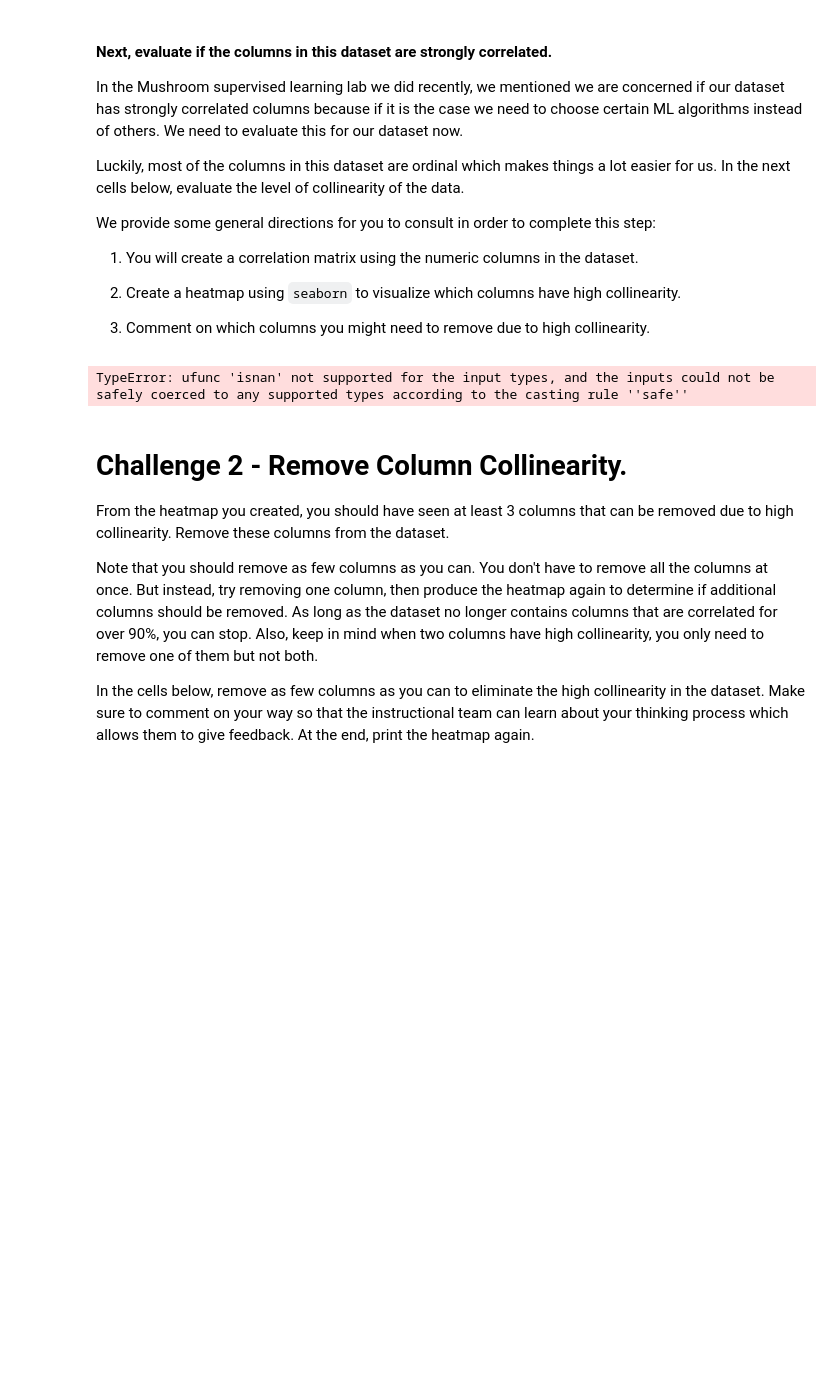
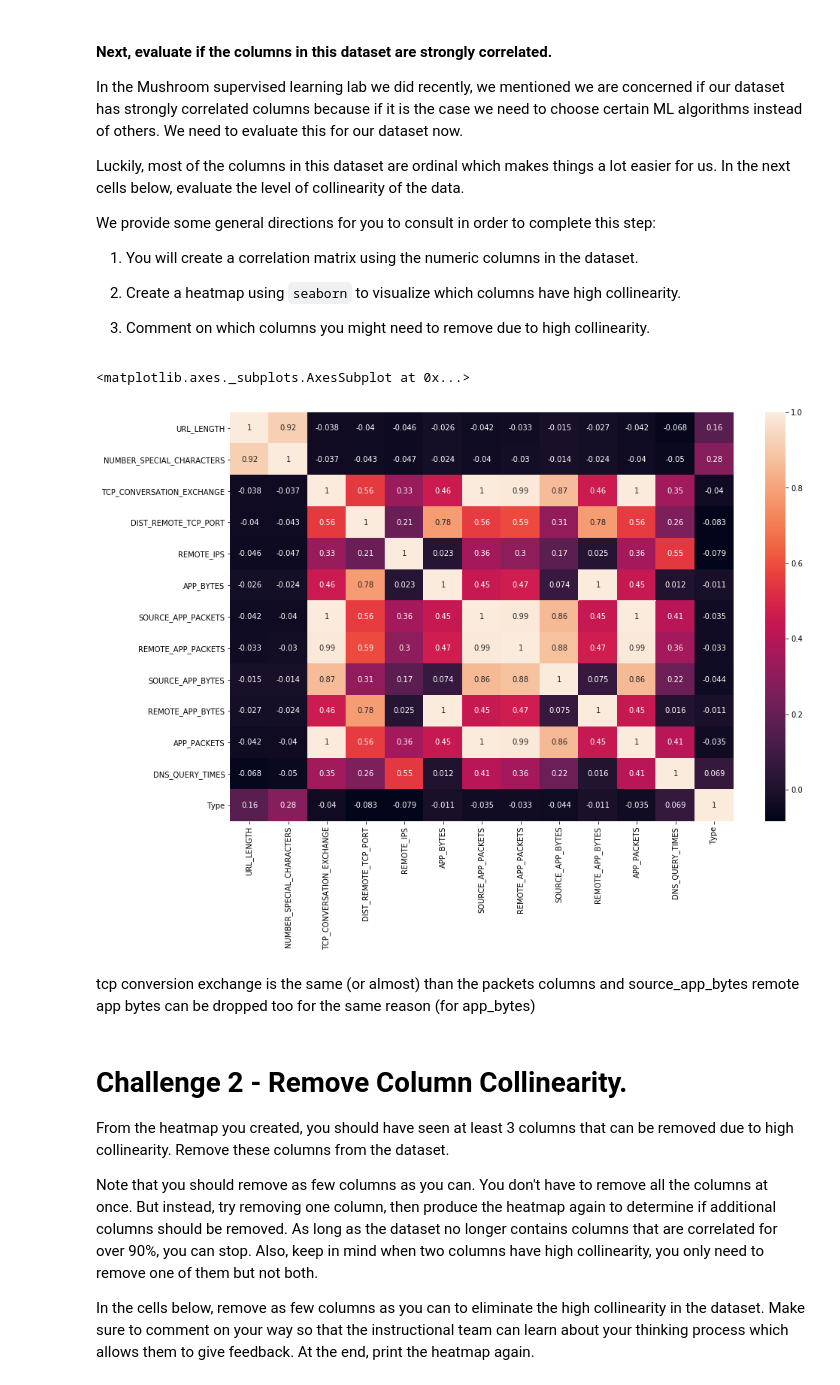
Before and after one commit to ta-data-bcn/lab-supervised-learning, a Jupyter notebook: your-code/main.ipynb, the cells around one changed output. Cells and saved outputs as stored; diff of their text form; code cells hidden in the pictures; blank space fills up the shorter version.

```diff
--- a/your-code/main.ipynb
+++ b/your-code/main.ipynb
@@ -76,0 +81,2 @@ websites.head()
+# %%
+websites.drop(['CONTENT_LENGTH', 'WHOIS_REGDATE', 'WHOIS_UPDATED_DATE'], axis = 1, inplace = True)
@@ -77,3 +85,5 @@ websites.head()
+# %%
+websites = websites.dropna()
 # %% [markdown]
 #### Next, evaluate if the columns in this dataset are strongly correlated.
 
@@ -88,9 +98,3 @@ We provide some general directions for you to consult in order to complete this
 1. Create a heatmap using `seaborn` to visualize which columns have high collinearity.
 
 1. Comment on which columns you might need to remove due to high collinearity.
-# %%
-# Your code here
-sns.heatmap(websites)
-# Here i should remove the column of missing data and see what to do with the two rows missing in the other columns
-# %% [output]
-TypeError: ufunc 'isnan' not supported for the input types, and the inputs could not be safely coerced to any supported types according to the casting rule ''safe''
@@ -99,3 +101,15 @@ TypeError: ufunc 'isnan' not supported for the input types, and the inputs could
+# %%
+# Your code here
+plt.figure(figsize=(15, 10))
+websites_heat = websites.select_dtypes(['number'])
+
+sns.heatmap(websites_heat.corr(), annot = True)
+# %% [output]
+<matplotlib.axes._subplots.AxesSubplot at 0x...>
+[figure, added]
+# %% [markdown]
+tcp conversion exchange is the same (or almost) than the packets columns and source_app_bytes
+remote app bytes can be dropped too for the same reason (for app_bytes)
 # %% [markdown]
 # Challenge 2 - Remove Column Collinearity.
 
```
Also changed, not shown: parts of 18 cells of this notebook.
